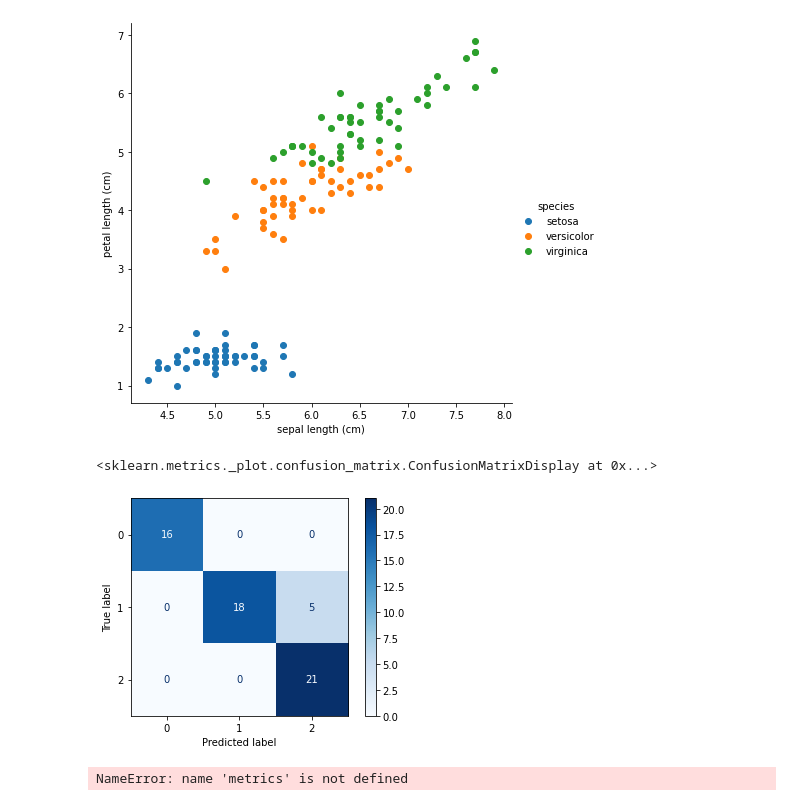
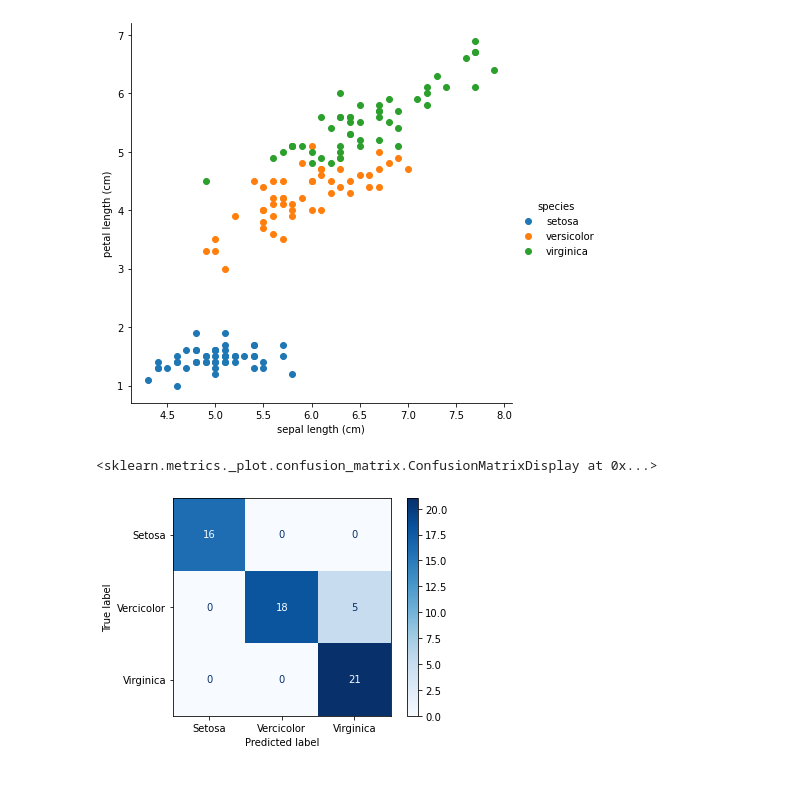
Before and after one commit to Jessica-Gilmsjoe/DIT406, a Jupyter notebook: assignment2-new.ipynb, the cells around one changed output. Drawn from its saved outputs; the diff is of its cells as text; code cells hidden in the pictures.

```diff
--- a/assignment2-new.ipynb
+++ b/assignment2-new.ipynb
@@ -203,28 +203,25 @@ sns.FacetGrid(iris, hue ="species",
 # %%
 # Split into trainging and test sets
 x_train, x_test, y_train, y_test = train_test_split(iris_raw.data,
                                                     iris_raw.target,
                                                     test_size=0.4, random_state=0)
 
 logReg = LogisticRegression(multi_class='ovr', solver='liblinear')
 
 # Fit logistic regression model to training data
 model = logReg.fit(x_train, y_train)
 
 # PLot confusion matrix
-plot_confusion_matrix(model,x_test,y_test, cmap='Blues')
+plot_confusion_matrix(model,x_test,y_test, cmap='Blues', display_labels=['Setosa','Vercicolor', 'Virginica'])
 # %% [output]
 <sklearn.metrics._plot.confusion_matrix.ConfusionMatrixDisplay at 0x...>
-[figure, old version]
+[figure, new version]
 # %%
-k = 3
-knn = KNeighborsClassifier(n_neighbors=k)
-knn.fit(x_train, y_train)
-#%%
+# Knn different k, uniform weights
+classifiers = [KNeighborsClassifier(n_neighbors=1, weights = 'uniform'),
+               KNeighborsClassifier(n_neighbors=5, weights = 'uniform'),
+               KNeighborsClassifier(n_neighbors=10, weights = 'uniform'),
+               KNeighborsClassifier(n_neighbors=20, weights = 'uniform')]
 
-y_pred = knn.predict(x_test)
-print("Accuracy:",metrics.accuracy_score(y_test, y_pred))
-
-plot_confusion_matrix(model_knn,x_test,y_test, cmap='Blues')
+for cls in classifiers:
+    cls.fit(x_train, y_train)
-# %% [output]
-NameError: name 'metrics' is not defined
```
Also changed, not shown: parts of 4 cells of this notebook.
